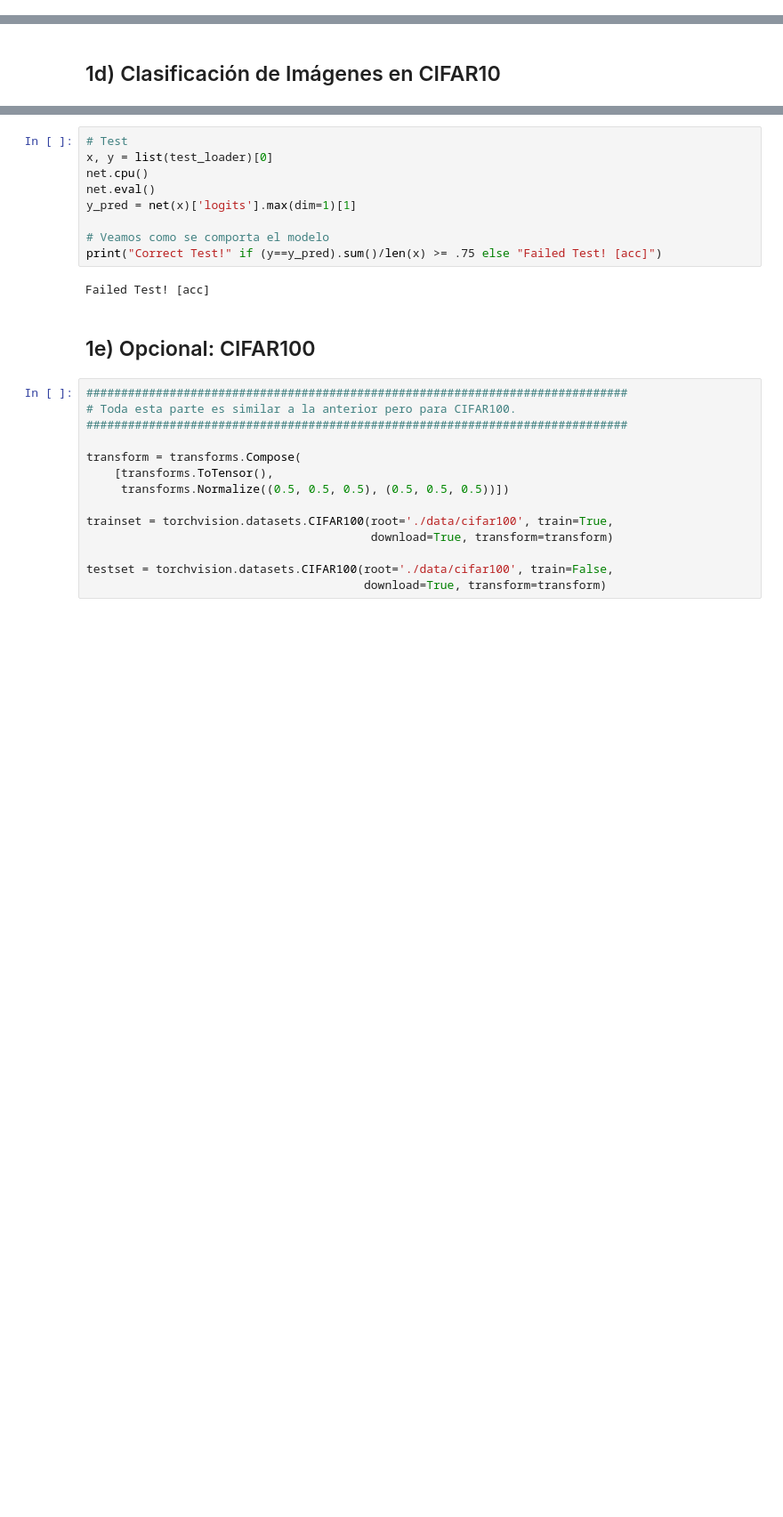
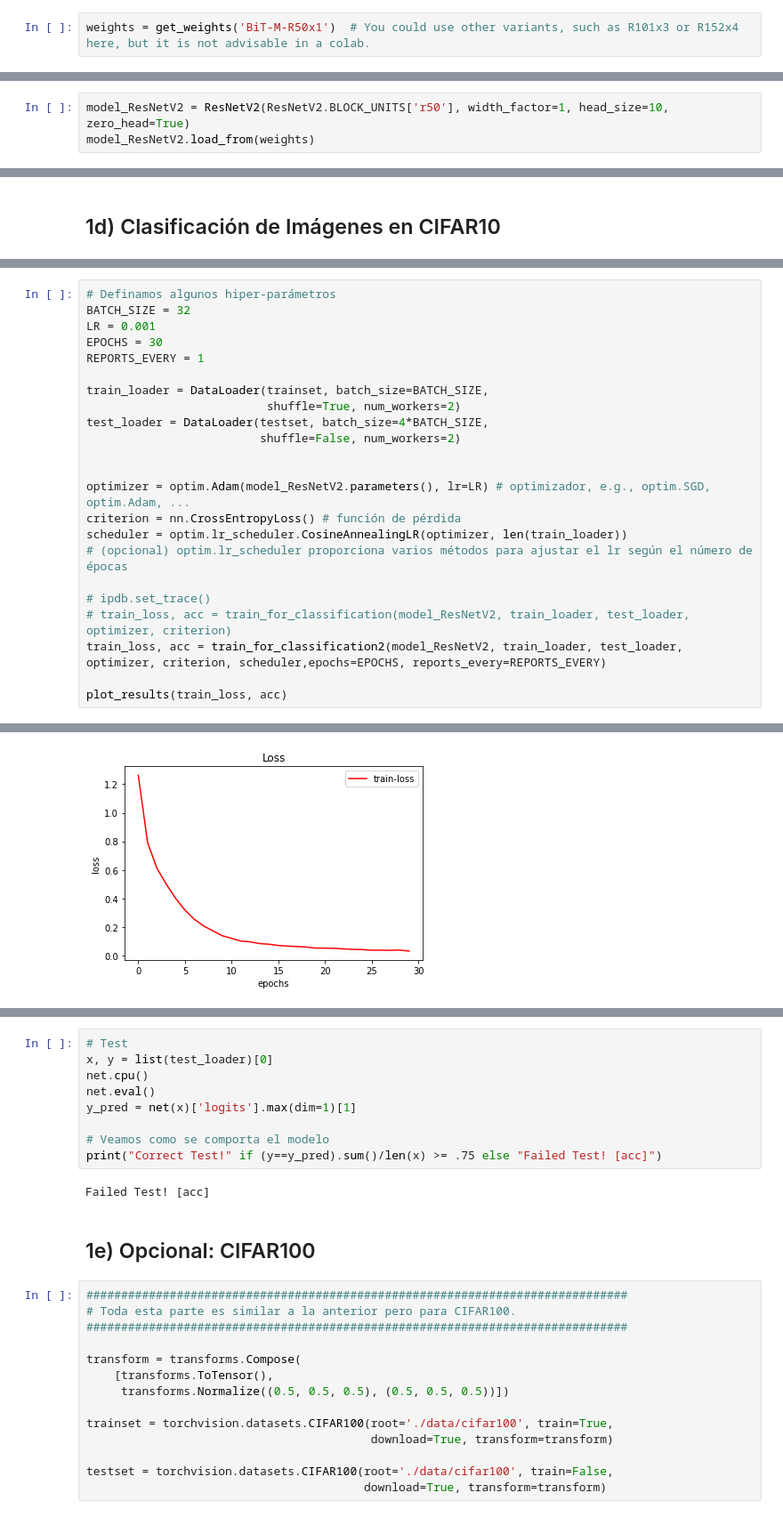
Before and after one commit to Diego-II/DeepLearning, a Jupyter notebook: Tarea4/Respuestas_Tarea_4_ConvNet_CC6204_2020.ipynb, the cells around one changed output, grey strips where cells are left out. Shown at 89% size. Saved outputs shown, nothing was run; the diff lists cells and outputs as text; blank space fills up the shorter version.

```diff
--- a/Tarea4/Respuestas_Tarea_4_ConvNet_CC6204_2020.ipynb
+++ b/Tarea4/Respuestas_Tarea_4_ConvNet_CC6204_2020.ipynb
@@ -424,0 +398,2 @@ Correct Test!
+# %%
+weights = get_weights('BiT-M-R50x1')  # You could use other variants, such as R101x3 or R152x4 here, but it is not advisable in a colab.
@@ -424,0 +543,3 @@ Correct Test!
+# %%
+model_ResNetV2 = ResNetV2(ResNetV2.BLOCK_UNITS['r50'], width_factor=1, head_size=10, zero_head=True)
+model_ResNetV2.load_from(weights)
@@ -506,0 +730,24 @@ Epoch:5(50000/50000), Loss:1.04957, Train Acc:63.0%, Validating..., Val Acc:62.2
+# %%
+# Definamos algunos hiper-parámetros
+BATCH_SIZE = 32
+LR = 0.001
+EPOCHS = 30
+REPORTS_EVERY = 1
+
+train_loader = DataLoader(trainset, batch_size=BATCH_SIZE,
+                          shuffle=True, num_workers=2)
+test_loader = DataLoader(testset, batch_size=4*BATCH_SIZE,
+                         shuffle=False, num_workers=2)
+
+
+optimizer = optim.Adam(model_ResNetV2.parameters(), lr=LR) # optimizador, e.g., optim.SGD, optim.Adam, ...
+criterion = nn.CrossEntropyLoss() # función de pérdida
+scheduler = optim.lr_scheduler.CosineAnnealingLR(optimizer, len(train_loader))
+# (opcional) optim.lr_scheduler proporciona varios métodos para ajustar el lr según el número de épocas
+
+# ipdb.set_trace()
+# train_loss, acc = train_for_classification(model_ResNetV2, train_loader, test_loader, optimizer, criterion)
+train_loss, acc = train_for_classification2(model_ResNetV2, train_loader, test_loader, optimizer, criterion, scheduler,epochs=EPOCHS, reports_every=REPORTS_EVERY)
+
+plot_results(train_loss, acc)
+# %% [output]
@@ -506,0 +771 @@ Epoch:5(50000/50000), Loss:1.04957, Train Acc:63.0%, Validating..., Val Acc:62.2
+[figure, added]
```
Also changed, not shown: parts of 19 cells of this notebook.
